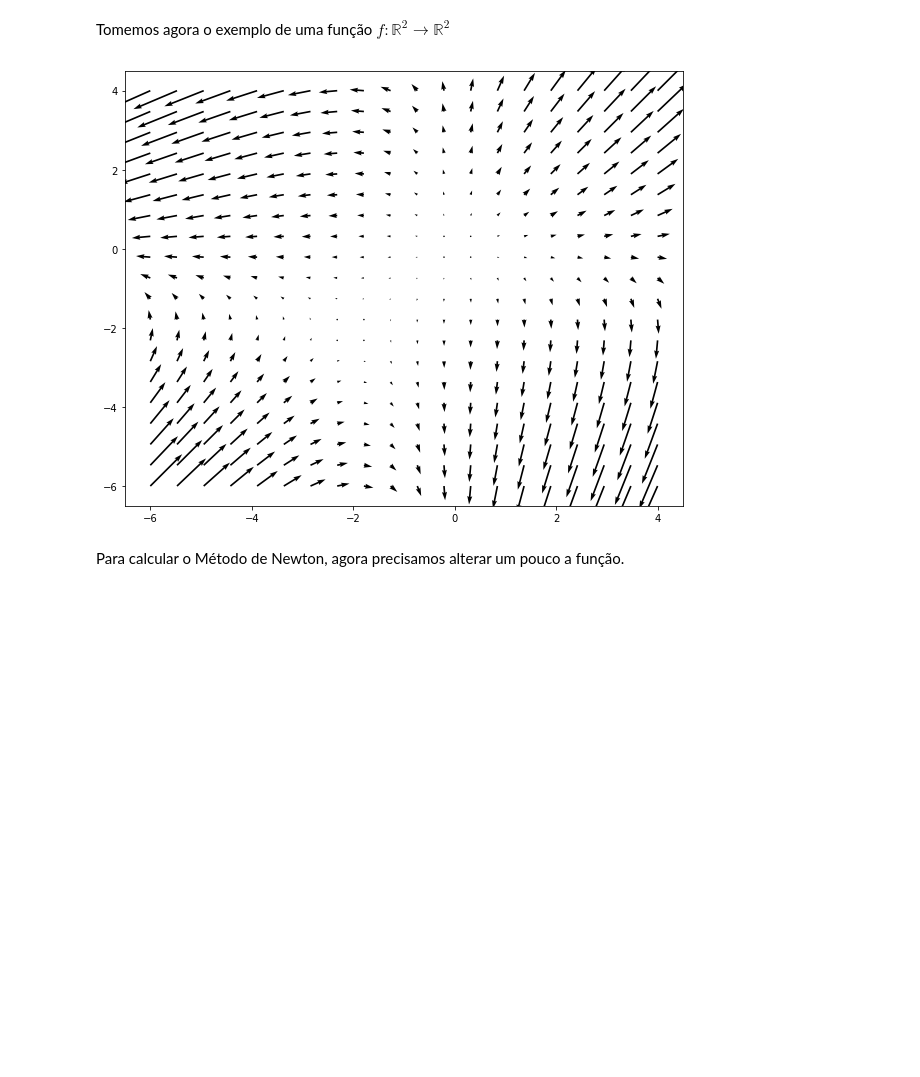
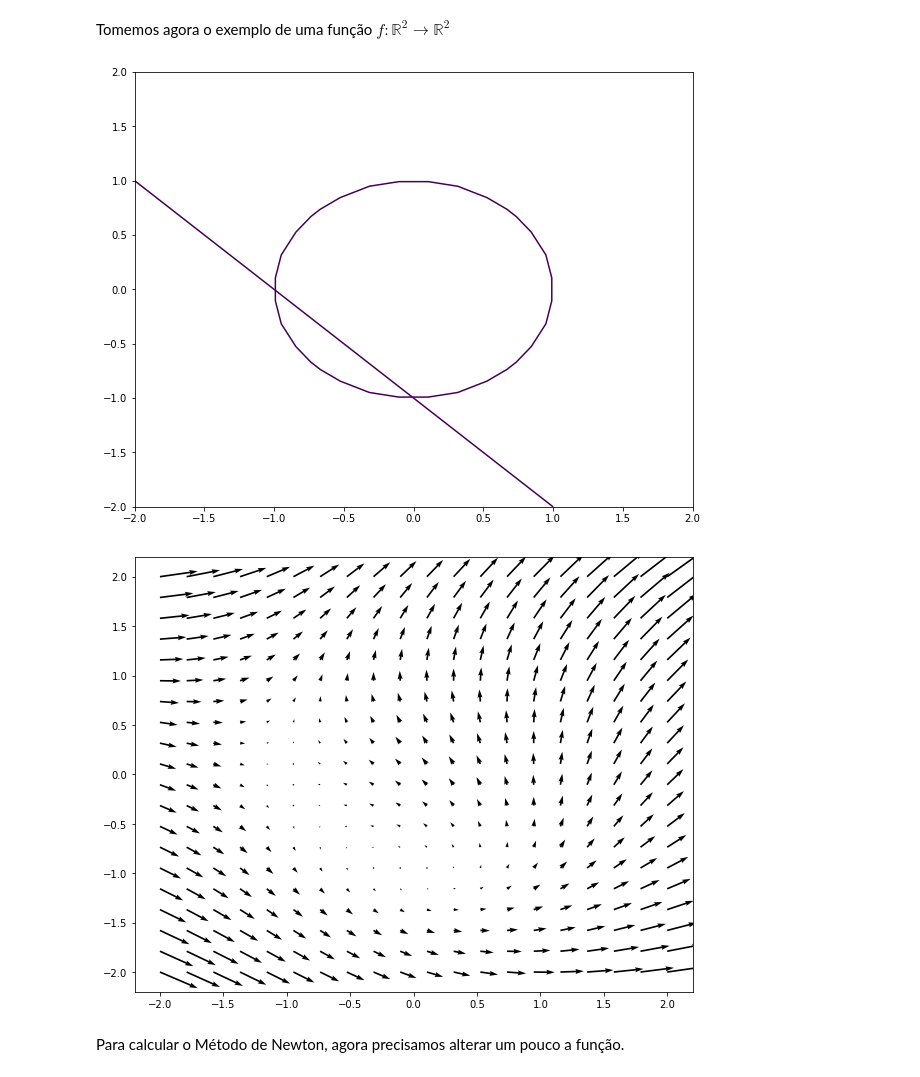
Before and after one commit to GuilhermeFreire/MetodosNumericos2, a Jupyter notebook: Aula 15 - Soluções.ipynb, the cells around one changed output. Cells and saved outputs as stored; diff of their text form; code cells hidden in the pictures; blank space fills up the shorter version.

```diff
--- a/Aula 15 - Soluções.ipynb
+++ b/Aula 15 - Soluções.ipynb
@@ -102,16 +102,25 @@ Os únicos pontos que divergiram - estão próximos ao 1 e 2 - foram os cuja div
 # %% [markdown]
 Tomemos agora o exemplo de uma função $f: \mathbb{R}^2 \to \mathbb{R}^2$
 # %%
-x2 = np.linspace(-6, 4, 20)
-y2 = np.linspace(-6, 4, 20)
+x2 = np.linspace(-2, 2, 20)
+y2 = np.linspace(-2, 2, 20)
 X2, Y2 = np.meshgrid(x2, y2)
-z1 = 2*X2 + X2*Y2
-z2 = 2*Y2 + X2*Y2
+z1 = X2**2 + Y2**2 - 1
+z2 = X2 + Y2 + 1
+
+f2 = lambda x: np.array([x[0]**2 + x[1]**2 - 1, x[0] + x[1] + 1])
+
+plt.figure(figsize=(10,8))
+plt.contour(X2, Y2, z1, [0])
+plt.contour(X2, Y2, z2, [0])
+plt.show()
+
 plt.figure(figsize=(10,8))
 plt.quiver(x2, y2, z1, z2)
 plt.show()
 # %% [output]
-[figure, old version]
+[figure, new version]
+[figure, added]
 # %% [markdown]
 Para calcular o Método de Newton, agora precisamos alterar um pouco a função.
 # %%
```
Also changed, not shown: parts of 8 cells of this notebook.
